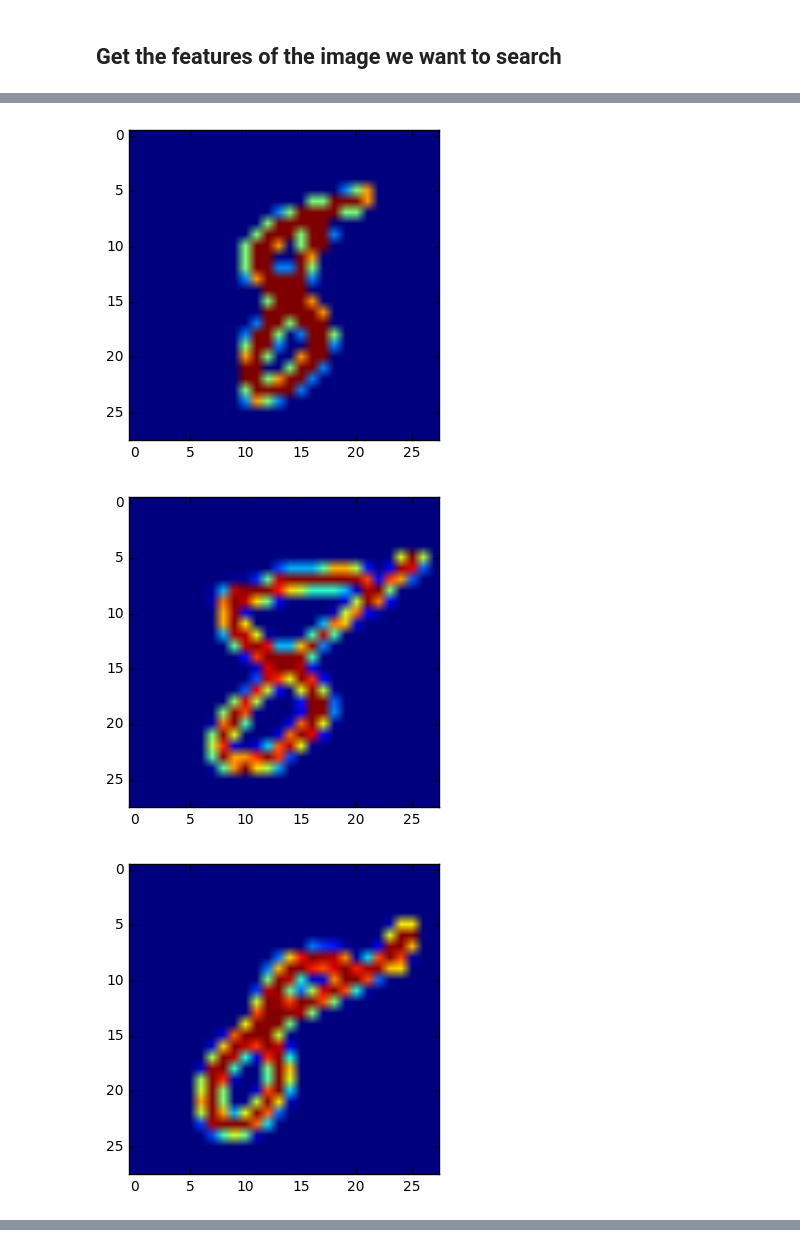
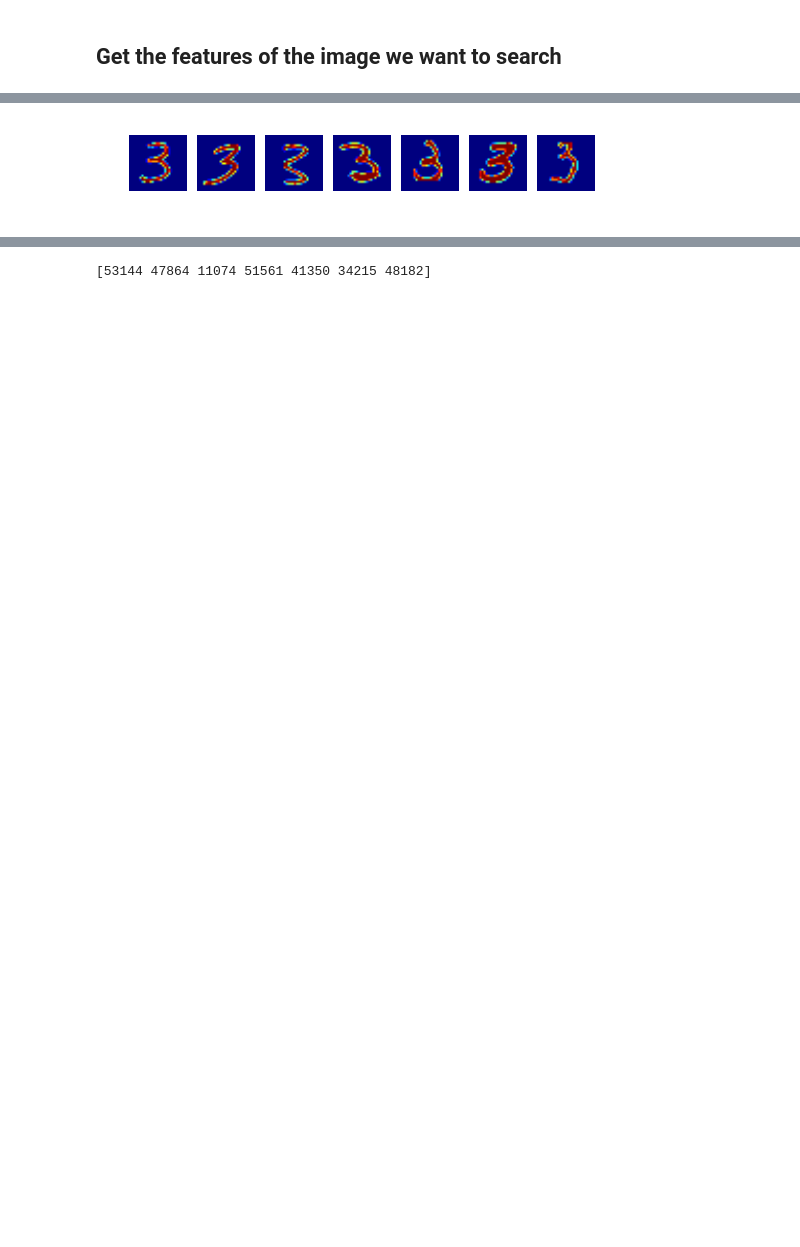
Before and after one commit to ardiya/siamesenetwork-tensorflow, a Jupyter notebook: Similar image retrieval.ipynb, the cells around one changed output, grey strips where cells are left out. Drawn from its saved outputs; the diff is of its cells as text; code cells hidden in the pictures; blank space fills up the shorter version.

```diff
--- a/Similar image retrieval.ipynb
+++ b/Similar image retrieval.ipynb
@@ -21,11 +22,18 @@ Extracting MNIST_data/train-images-idx3-ubyte.gz
 Extracting MNIST_data/train-labels-idx1-ubyte.gz
 Extracting MNIST_data/t10k-images-idx3-ubyte.gz
 Extracting MNIST_data/t10k-labels-idx1-ubyte.gz
-# %%
-#helper function to plot image
-def show_image(idx, data):
-    plt.imshow(data[idx,:,:,0])
-    plt.show()
+# %%
+#helper function to plot image
+def show_image(idxs, data):
+    if type(idxs) != np.ndarray:
+        idxs = np.array([idxs])
+    fig = plt.figure()
+    gs = gridspec.GridSpec(1,len(idxs))
+    for i in range(len(idxs)):
+        ax = fig.add_subplot(gs[0,i])
+        ax.imshow(data[idxs[i],:,:,0])
+        ax.axis('off')
+    plt.show()
 # %% [markdown]
 ## Create the feature extraction model
 # %%
@@ -57,20 +65,19 @@ show_image(idx, test_images)
 # %%
 #run the test image through the network to get the test features
 saver = tf.train.Saver()
 with tf.Session() as sess:
     sess.run(tf.initialize_all_variables())
     ckpt = tf.train.get_checkpoint_state("model")
     saver.restore(sess, "model/model.ckpt")
     search_feat = sess.run(net, feed_dict={img_placeholder:[im]})
 
 #calculate the cosine similarity and sort
 dist = cdist(train_feat, search_feat, 'cosine')
 rank = np.argsort(dist.ravel())
 
-#show the top 5 similar image from train data
-for r in rank[:5]:
-    show_image(r, train_images)
+#show the top n similar image from train data
+n = 7
+show_image(rank[:n], train_images)
+print(rank[:n])
 # %% [output]
-[figure, old version]
+[figure, new version]
-[figure, removed]
-[figure, removed]
@@ -78,0 +84 @@ for r in rank[:5]:
+[53144 47864 11074 51561 41350 34215 48182]
```
Also changed, not shown: parts of 5 cells of this notebook, 5 other files.
